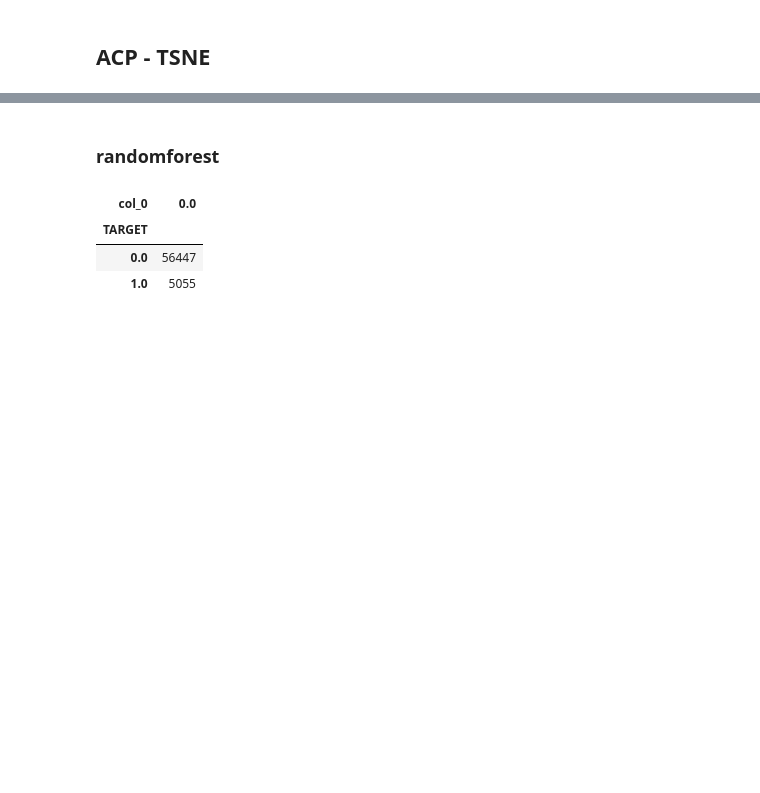
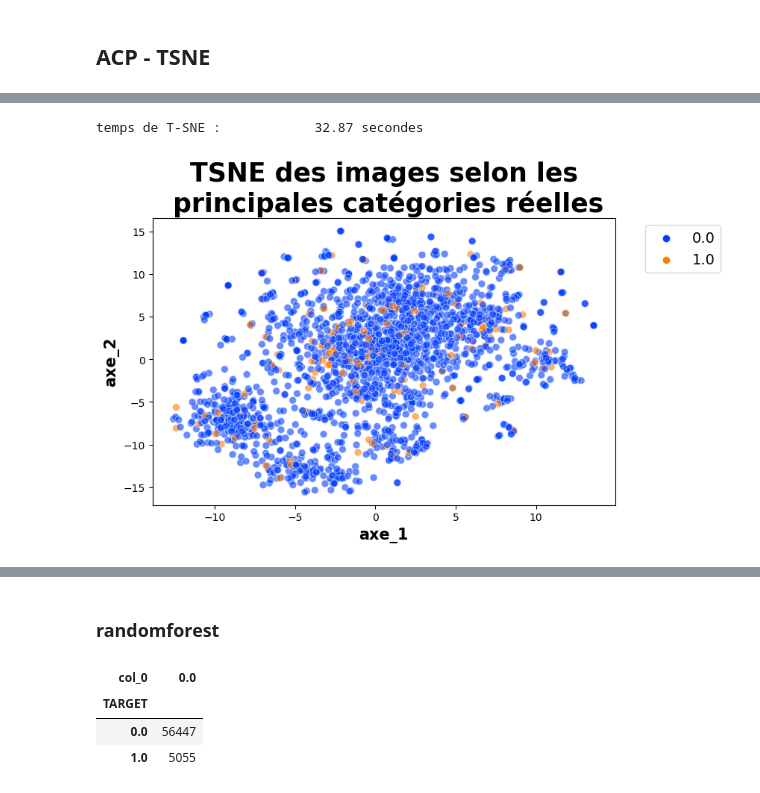
Before and after one commit to David-R-V/OC_modele_scoring, a Jupyter notebook: Projet 7.ipynb, the cells around one changed output, grey strips where cells are left out. Drawn from its saved outputs; the diff is of its cells as text; code cells hidden in the pictures; blank space fills up the shorter version.

```diff
--- a/Projet 7.ipynb
+++ b/Projet 7.ipynb
@@ -2368,0 +2236,5 @@ adjusted_rand_score(data6.loc[data6['TARGET']>-1,'TARGET'],kmeans_pred)
+# %%
+print(data_ACP.shape)
+pca = PCA(n_components=0.99)
+feat_pca= pd.DataFrame(pca.fit_transform(data_ACP),index=data_ACP.index)
+print(feat_pca.shape)
@@ -2368,0 +2268,32 @@ adjusted_rand_score(data6.loc[data6['TARGET']>-1,'TARGET'],kmeans_pred)
+# %%
+# Fonction calcul tsne et visualisation
+#feat_pca, 30, cat_0#
+def visu_tsne_cat(data,perplex,cat,nbr_lignes):
+    temps1 = time.time()
+    tsne = manifold.TSNE(n_components=2, perplexity=perplex, n_iter=2000, init='random', random_state=6)
+    X_tsne = tsne.fit_transform(data[:nbr_lignes])
+
+    duration1=time.time()-temps1
+    print("temps de T-SNE : ", "%15.2f" % duration1, "secondes")
+
+    global df_tsne
+    df_tsne = pd.DataFrame(X_tsne, columns=['tsne1', 'tsne2'],index=base.index[:nbr_lignes])
+    df_tsne["class"] = base[:nbr_lignes][cat]
+
+    plt.figure(figsize=(8,5))
+    sns.scatterplot(
+        x="tsne1", y="tsne2",
+        hue="class",
+        palette='bright', s=50, alpha=0.6,
+        data=df_tsne,
+        legend="brief")
+
+    plt.title('TSNE des images selon les\n principales catégories réelles', fontsize = 25, fontweight = 'bold')
+    plt.xlabel('axe_1', fontsize = 15, fontweight = 'bold')
+    plt.ylabel('axe_2', fontsize = 15, fontweight = 'bold')
+    plt.legend(prop={'size': 14},bbox_to_anchor=(1.05, 1), loc=2)
+
+    plt.show()
+# %%
+visu_tsne_cat(feat_pca,100,'TARGET',2000)
+# %% [output]
@@ -2368,0 +2304,2 @@ adjusted_rand_score(data6.loc[data6['TARGET']>-1,'TARGET'],kmeans_pred)
+temps de T-SNE :            32.87 secondes
+[figure, added]
```
Also changed, not shown: parts of 262 cells of this notebook.
